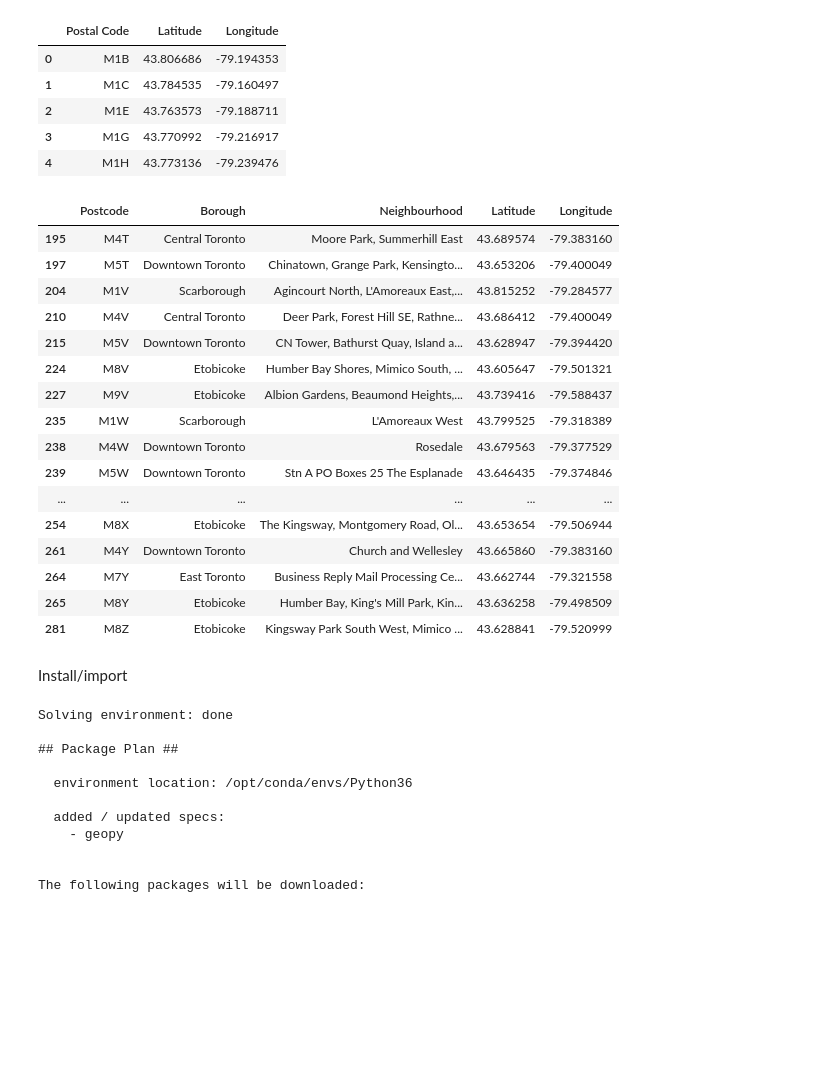
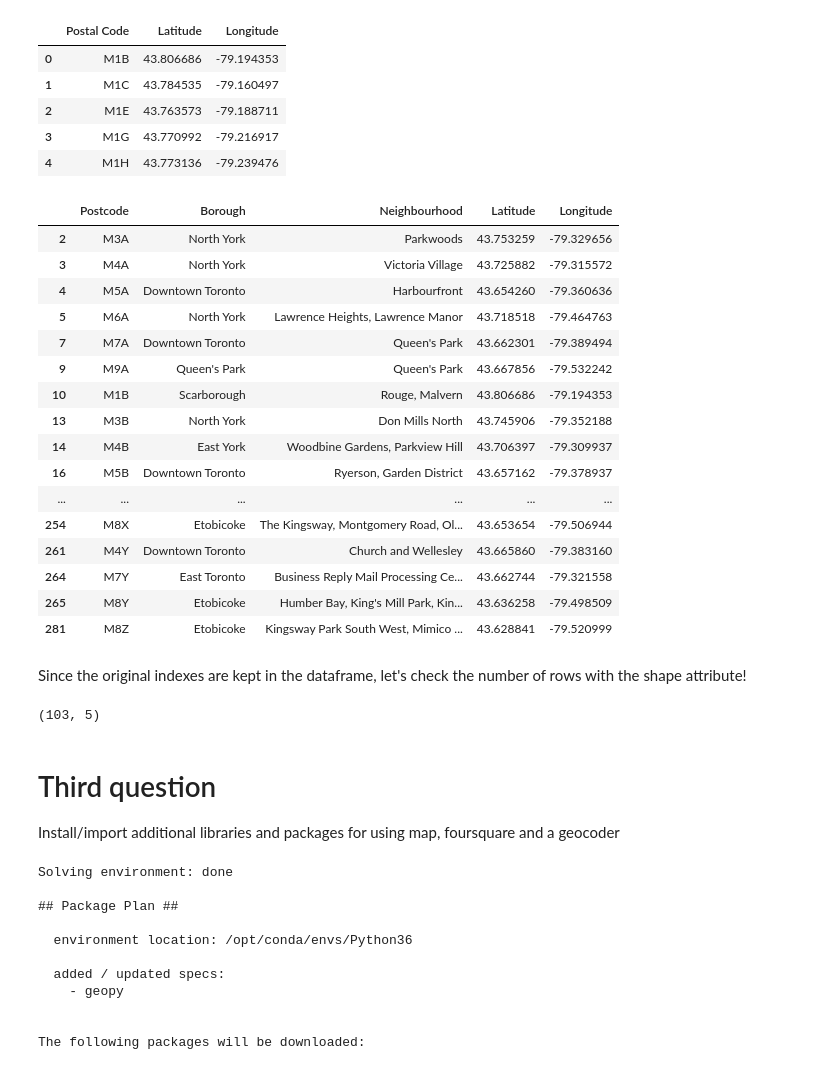
Before and after one commit to top-notch-BA-01/Coursera_Capstone, a Jupyter notebook: Neighborhoods in Toronto_clustered_linked.ipynb, the cells around one changed output. Saved outputs shown, nothing was run; the diff lists cells and outputs as text; code cells hidden in the pictures; blank space fills up the shorter version.

```diff
--- a/Neighborhoods in Toronto_clustered_linked.ipynb
+++ b/Neighborhoods in Toronto_clustered_linked.ipynb
@@ -129,30 +156,41 @@ df_data_1.head()
 # %%
 combined_postcode_nswg = combined_postcode_ns
 combined_postcode_nswg = combined_postcode_nswg.join(df_data_1.set_index('Postal Code'), on='Postcode')
-combined_postcode_nswg.tail(20)
+combined_postcode_nswg
 # %% [output]
 |  | Postcode | Borough | Neighbourhood | Latitude | Longitude |
-| 195 | M4T | Central Toronto | Moore Park, Summerhill East | 43.689574 | -79.383160 |
-| 197 | M5T | Downtown Toronto | Chinatown, Grange Park, Kensingto... | 43.653206 | -79.400049 |
-| 204 | M1V | Scarborough | Agincourt North, L'Amoreaux East,... | 43.815252 | -79.284577 |
-| 210 | M4V | Central Toronto | Deer Park, Forest Hill SE, Rathne... | 43.686412 | -79.400049 |
-| 215 | M5V | Downtown Toronto | CN Tower, Bathurst Quay, Island a... | 43.628947 | -79.394420 |
-| 224 | M8V | Etobicoke | Humber Bay Shores, Mimico South, ... | 43.605647 | -79.501321 |
-| 227 | M9V | Etobicoke | Albion Gardens, Beaumond Heights,... | 43.739416 | -79.588437 |
-| 235 | M1W | Scarborough | L'Amoreaux West | 43.799525 | -79.318389 |
-| 238 | M4W | Downtown Toronto | Rosedale | 43.679563 | -79.377529 |
-| 239 | M5W | Downtown Toronto | Stn A PO Boxes 25 The Esplanade | 43.646435 | -79.374846 |
+| 2 | M3A | North York | Parkwoods | 43.753259 | -79.329656 |
+| 3 | M4A | North York | Victoria Village | 43.725882 | -79.315572 |
+| 4 | M5A | Downtown Toronto | Harbourfront | 43.654260 | -79.360636 |
+| 5 | M6A | North York | Lawrence Heights, Lawrence Manor | 43.718518 | -79.464763 |
+| 7 | M7A | Downtown Toronto | Queen's Park | 43.662301 | -79.389494 |
+| 9 | M9A | Queen's Park | Queen's Park | 43.667856 | -79.532242 |
+| 10 | M1B | Scarborough | Rouge, Malvern | 43.806686 | -79.194353 |
+| 13 | M3B | North York | Don Mills North | 43.745906 | -79.352188 |
+| 14 | M4B | East York | Woodbine Gardens, Parkview Hill | 43.706397 | -79.309937 |
+| 16 | M5B | Downtown Toronto | Ryerson, Garden District | 43.657162 | -79.378937 |
 | ... | ... | ... | ... | ... | ... |
 | 254 | M8X | Etobicoke | The Kingsway, Montgomery Road, Ol... | 43.653654 | -79.506944 |
 | 261 | M4Y | Downtown Toronto | Church and Wellesley | 43.665860 | -79.383160 |
 | 264 | M7Y | East Toronto | Business Reply Mail Processing Ce... | 43.662744 | -79.321558 |
 | 265 | M8Y | Etobicoke | Humber Bay, King's Mill Park, Kin... | 43.636258 | -79.498509 |
 | 281 | M8Z | Etobicoke | Kingsway Park South West, Mimico ... | 43.628841 | -79.520999 |
-# %%
-%%markdown
-Install/import
-# %% [output]
-Install/import
+# %%
+%%markdown
+Since the original indexes are kept in the dataframe, let's check the number of rows with the shape attribute!
+# %% [output]
+Since the original indexes are kept in the dataframe, let's check the number of rows with the shape attribute!
+# %%
+combined_postcode_nswg.shape
+# %% [output]
+(103, 5)
+# %%
+%%markdown
+# Third question
+Install/import additional libraries and packages for using map, foursquare and a geocoder
+# %% [output]
+# Third question
+Install/import additional libraries and packages for using map, foursquare and a geocoder
 # %%
 import numpy as np # library to handle data in a vectorized manner
 import random # library for random number generation
```
Also changed, not shown: parts of 21 cells of this notebook.
